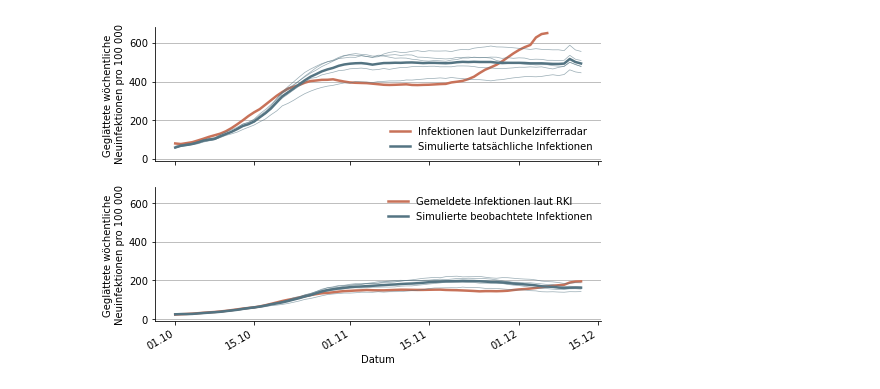
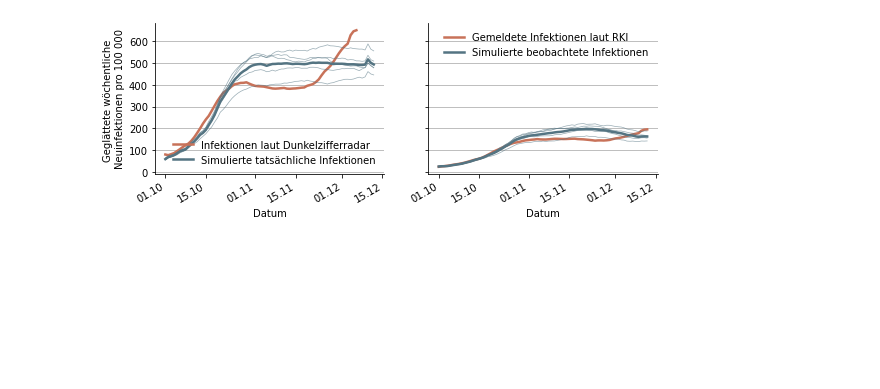
Before and after one commit to covid-19-impact-lab/sid-germany, a Jupyter notebook: src/exploration/fitness_plots.ipynb, the cells around one changed output. Cells and saved outputs as stored; diff of their text form; code cells hidden in the pictures; blank space fills up the shorter version.

Commit message:
Change figsize.

```diff
--- a/src/exploration/fitness_plots.ipynb
+++ b/src/exploration/fitness_plots.ipynb
@@ -216,7 +216,7 @@ for res in results:
 
 mean_sim_true_weekly_incidence = pd.concat(sim_true_weekly_incidences, axis=1).mean(axis=1)
 # %%
-fig, axes = plt.subplots(nrows=2, figsize=(8, 6), sharex=True, sharey=True)
+fig, axes = plt.subplots(ncols=2, figsize=(8, 3), sharex=True, sharey=True)
 colors = get_colors("ordered", 2)
 
 labels = ["Simulierte tatsächliche Infektionen", "Simulierte beobachtete Infektionen"]
@@ -244,31 +244,33 @@ sns.lineplot(
 for i, sim_cases_list in enumerate([sim_true_weekly_incidences, sim_known_weekly_incidences]):
     mean_cases = pd.concat(sim_cases_list, axis=1).mean(axis=1)
     sns.lineplot(
         x=mean_cases.index,
         y=mean_cases,
         ax=axes[i],
         color=colors[0],
         label=labels[i],
         linewidth=2.5,
     )
     for cases in sim_cases_list:
         sns.lineplot(
             x=cases.index,
             y=cases,
             ax=axes[i],
             color=colors[0],
             linewidth=0.7,
             alpha=0.6,
     )
 
 date_form = DateFormatter("%d.%m")
 
 for ax in axes:
     ax.set_ylabel("")
     ax.set_xlabel("Datum")
     ax.xaxis.set_major_formatter(date_form)
     fig.autofmt_xdate()
     ax.set_ylabel("Geglättete wöchentliche \nNeuinfektionen pro 100 000")
     ax.grid(axis="y")
+
+fig.tight_layout()
 # %% [output]
-[figure, old version]
+[figure, new version]
```
Also changed, not shown: parts of 1 cell of this notebook, 3 other files.
